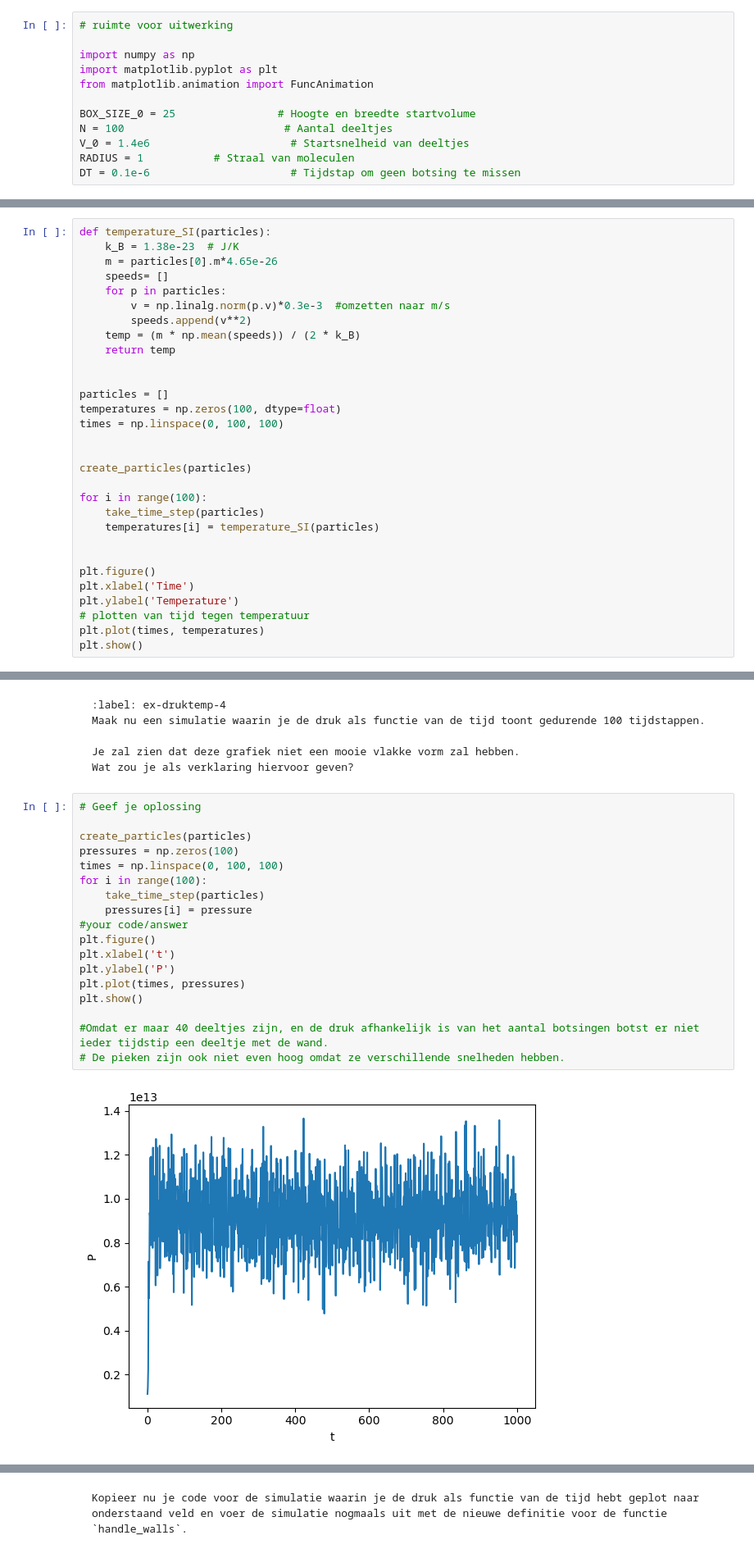
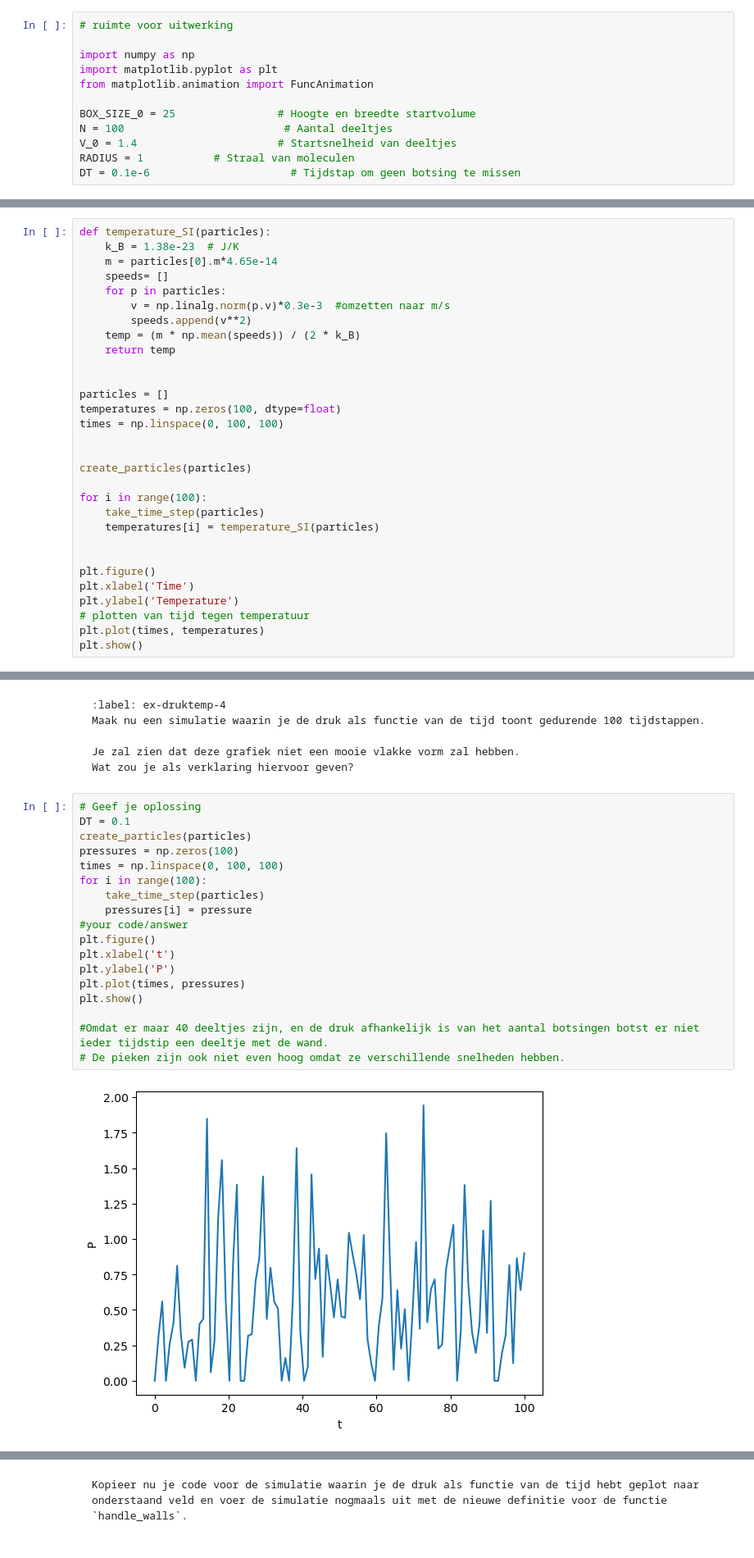
Before and after one commit to hldemulder/12, a Jupyter notebook: Content/PySim/5_druktemp.ipynb, the cells around one changed output, grey strips where cells are left out. Shown at 82% size. Saved outputs shown, nothing was run; the diff lists cells and outputs as text.

````diff
--- a/Content/PySim/5_druktemp.ipynb
+++ b/Content/PySim/5_druktemp.ipynb
@@ -39,7 +39,7 @@ from matplotlib.animation import FuncAnimation
 
 BOX_SIZE_0 = 25                # Hoogte en breedte startvolume
 N = 100                         # Aantal deeltjes
-V_0 = 1.4e6                      # Startsnelheid van deeltjes
+V_0 = 1.4                      # Startsnelheid van deeltjes
 RADIUS = 1           # Straal van moleculen
 DT = 0.1e-6                      # Tijdstap om geen botsing te missen
 # %% [markdown]
@@ -242,7 +242,7 @@ In een vorige module heb je de vermenigvuldigingsfactoren en eenheden bij de con
 # %%
 def temperature_SI(particles):
     k_B = 1.38e-23  # J/K
-    m = particles[0].m*4.65e-26
+    m = particles[0].m*4.65e-14
     speeds= []
     for p in particles:
         v = np.linalg.norm(p.v)*0.3e-3  #omzetten naar m/s
@@ -343,24 +343,24 @@ Wat zou je als verklaring hiervoor geven?
 ```
 # %%
 # Geef je oplossing
-
+DT = 0.1
 create_particles(particles)
 pressures = np.zeros(100)
 times = np.linspace(0, 100, 100)
 for i in range(100):
     take_time_step(particles)
     pressures[i] = pressure
 #your code/answer
 plt.figure()
 plt.xlabel('t')
 plt.ylabel('P')
 plt.plot(times, pressures)
 plt.show()
 
 #Omdat er maar 40 deeltjes zijn, en de druk afhankelijk is van het aantal botsingen botst er niet ieder tijdstip een deeltje met de wand.
 # De pieken zijn ook niet even hoog omdat ze verschillende snelheden hebben.
 # %% [output]
-[figure, old version]
+[figure, new version]
 # %% [markdown]
 ## Verbeteren van code: middelen
 
````
Also changed, not shown: parts of 5 cells of this notebook, 4 other files.
